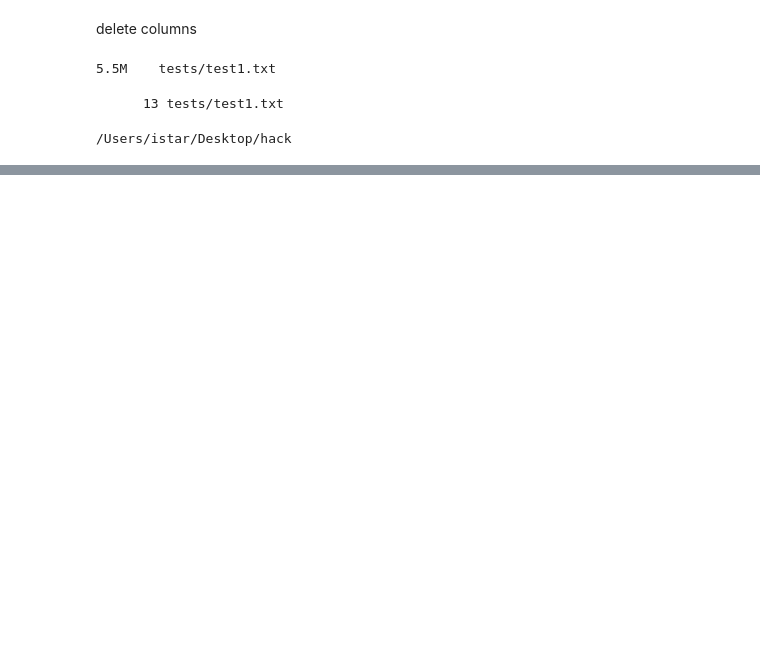
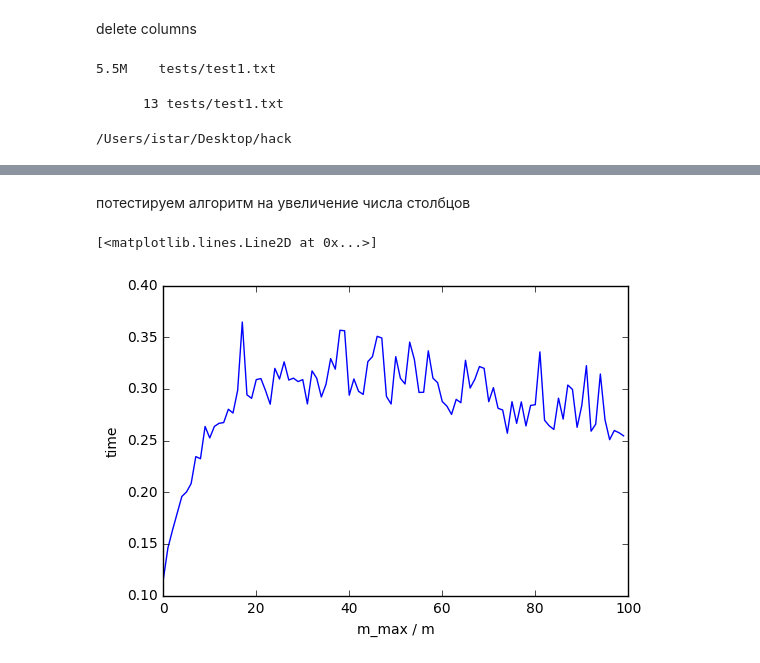
Before and after one commit to serjtroshin/ingohack70, a Jupyter notebook: data_prep.ipynb, the cells around one changed output, grey strips where cells are left out. Drawn from its saved outputs; the diff is of its cells as text; code cells hidden in the pictures; blank space fills up the shorter version.

```diff
--- a/data_prep.ipynb
+++ b/data_prep.ipynb
@@ -67,0 +84,2 @@ to_file("./tests/test1.txt", data)
+# %% [markdown]
+потестируем алгоритм на увеличение числа столбцов
@@ -67,0 +101,16 @@ to_file("./tests/test1.txt", data)
+# %%
+times = []
+for i in range(100):
+    with open("tests/answers/test_autogen_answer"+str(i), "r") as f:
+        ar = f.readlines()
+        time = ar[-1]
+        time = float(re.findall("\d+\.\d+", time)[0])
+        times.append(time)
+# %%
+# greedy
+plt.xlabel("m_max / m")
+plt.ylabel("time")
+plt.plot(times)
+# %% [output]
+[<matplotlib.lines.Line2D at 0x...>]
+[figure, added]
```
Also changed, not shown: parts of 25 cells of this notebook.
